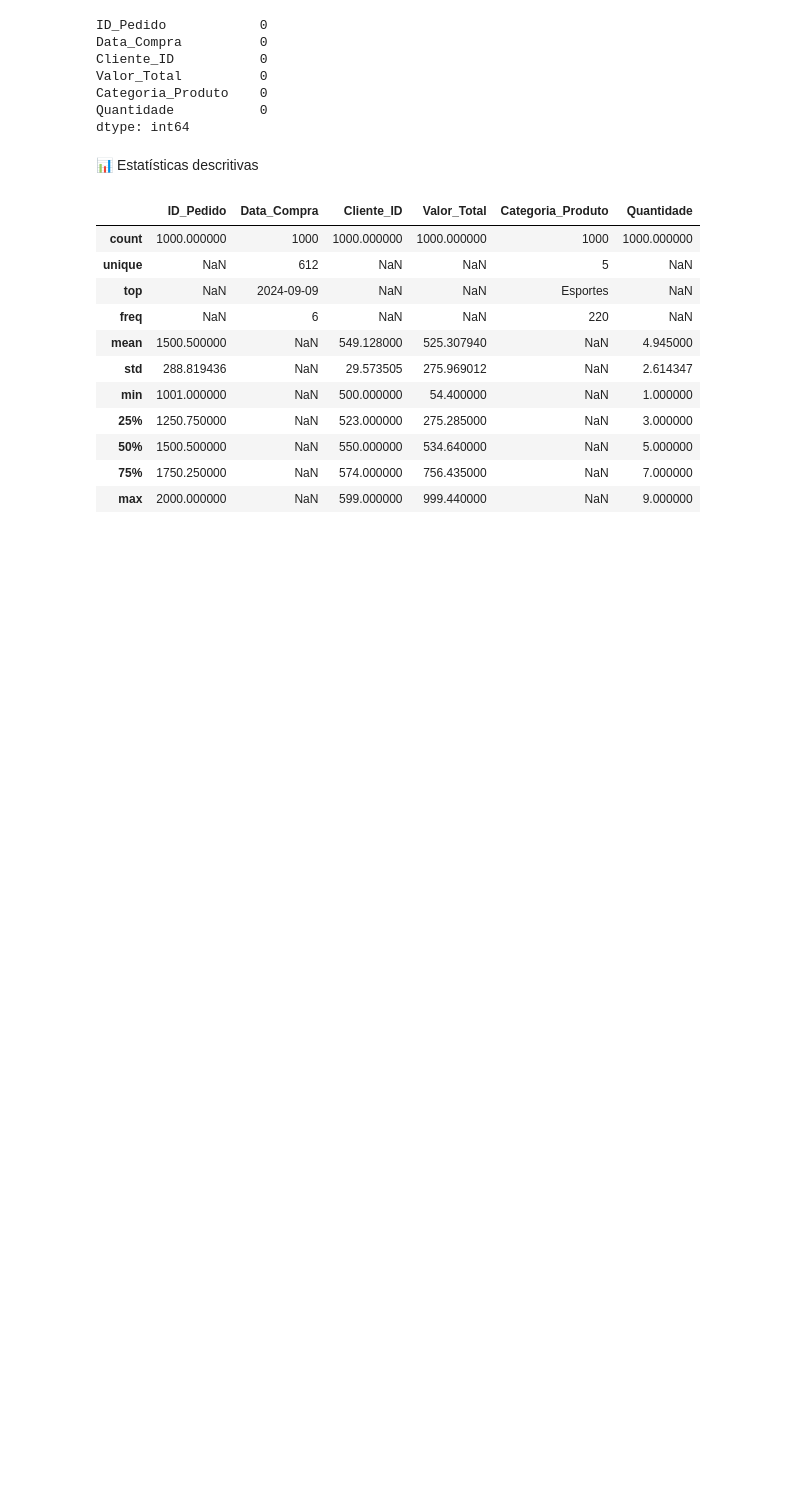
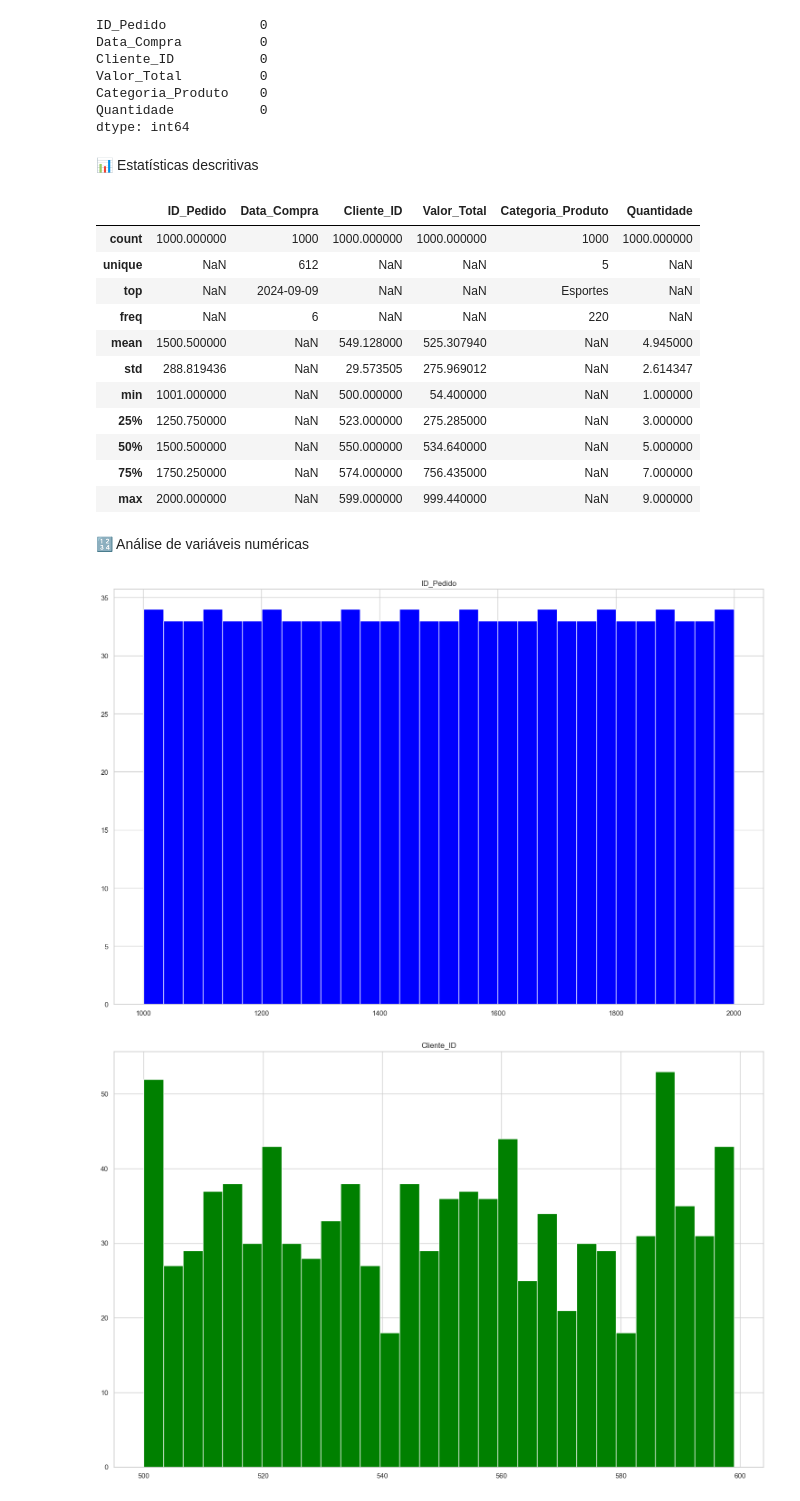
Before and after one commit to CaioHarrys/CURSO-PYTHON-IA, a Jupyter notebook: Analises/Analise Vendas/analise_vendas_harry.ipynb, the cells around one changed output. Cells and saved outputs as stored; diff of their text form; code cells hidden in the pictures; blank space fills up the shorter version.

```diff
--- a/Analises/Analise Vendas/analise_vendas_harry.ipynb
+++ b/Analises/Analise Vendas/analise_vendas_harry.ipynb
@@ -91,3 +100,20 @@ df.describe(include='all')
 | 50% | 1500.500000 | NaN | 550.000000 | 534.640000 | NaN | 5.000000 |
 | 75% | 1750.250000 | NaN | 574.000000 | 756.435000 | NaN | 7.000000 |
 | max | 2000.000000 | NaN | 599.000000 | 999.440000 | NaN | 9.000000 |
+# %% [markdown]
+🔢 Análise de variáveis numéricas
+# %%
+# df.select_dtypes(include='number').hist(figsize=(15,10), bins=30) # Histograma para as colunas numéricas
+# plt.tight_layout() # Ajusta o layout para evitar certas sobreposições
+
+colors = ['blue', 'green', 'red', 'purple']  # Define a lista de cores
+numeric_columns = df.select_dtypes(include='number').columns  # Seleciona as colunas numéricas
+
+for i, column in enumerate(numeric_columns):
+    df[column].hist(figsize=(15, 10), bins=30, color=colors[i % len(colors)])  # Aplica a cor correspondente
+    plt.title(column)  # Adiciona título ao gráfico
+    plt.tight_layout()
+    plt.show()
+# %% [output]
+[figure, added]
+[figure, added]
```
Also changed, not shown: parts of 17 cells of this notebook.
